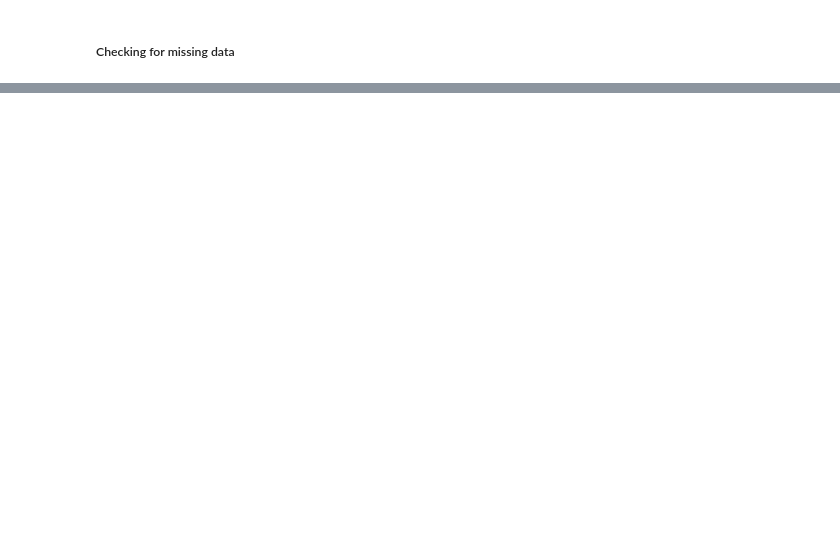
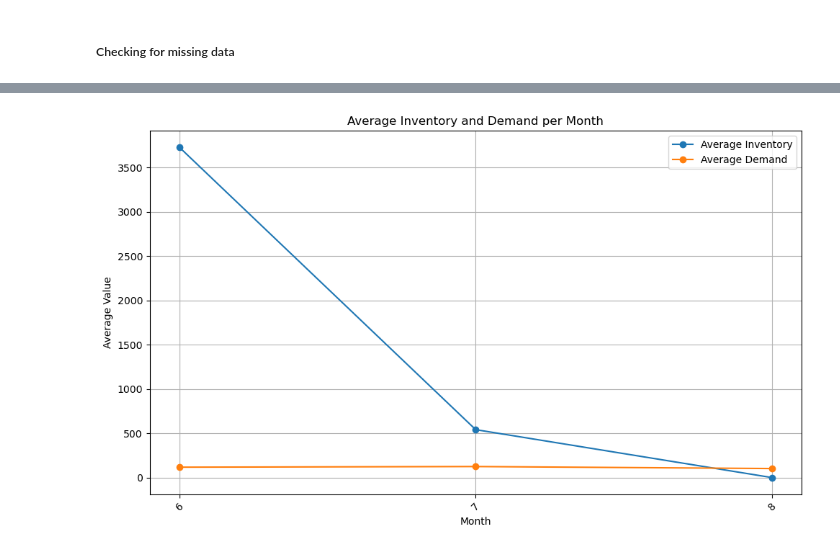
Before and after one commit to rodgersbunde/Portfolio, a Jupyter notebook: student (1).ipynb, the cells around one changed output, grey strips where cells are left out. Cells and saved outputs as stored; diff of their text form; code cells hidden in the pictures; blank space fills up the shorter version.

```diff
--- a/student (1).ipynb
+++ b/student (1).ipynb
@@ -168,0 +117,20 @@ The movie with the lowest worldwide gross value is Moonfall, with: $0.0
+# %%
+# Group by Month, and calculate average Inventory and Demand
+monthly_avg = df.groupby('Month').agg({'Inventory': 'mean', 'Demand': 'mean'}).reset_index()
+
+# Plotting
+plt.figure(figsize=(10, 6))
+plt.plot(monthly_avg['Month'].astype(str), monthly_avg['Inventory'], marker='o', label='Average Inventory')
+plt.plot(monthly_avg['Month'].astype(str), monthly_avg['Demand'], marker='o', label='Average Demand')
+
+plt.xlabel('Month')
+plt.ylabel('Average Value')
+plt.title('Average Inventory and Demand per Month')
+plt.xticks(rotation=45)
+plt.legend()
+plt.grid(True)
+plt.tight_layout()
+
+plt.show()
+# %% [output]
+[figure, added]
```
Also changed, not shown: parts of 37 cells of this notebook, 6 other files.
